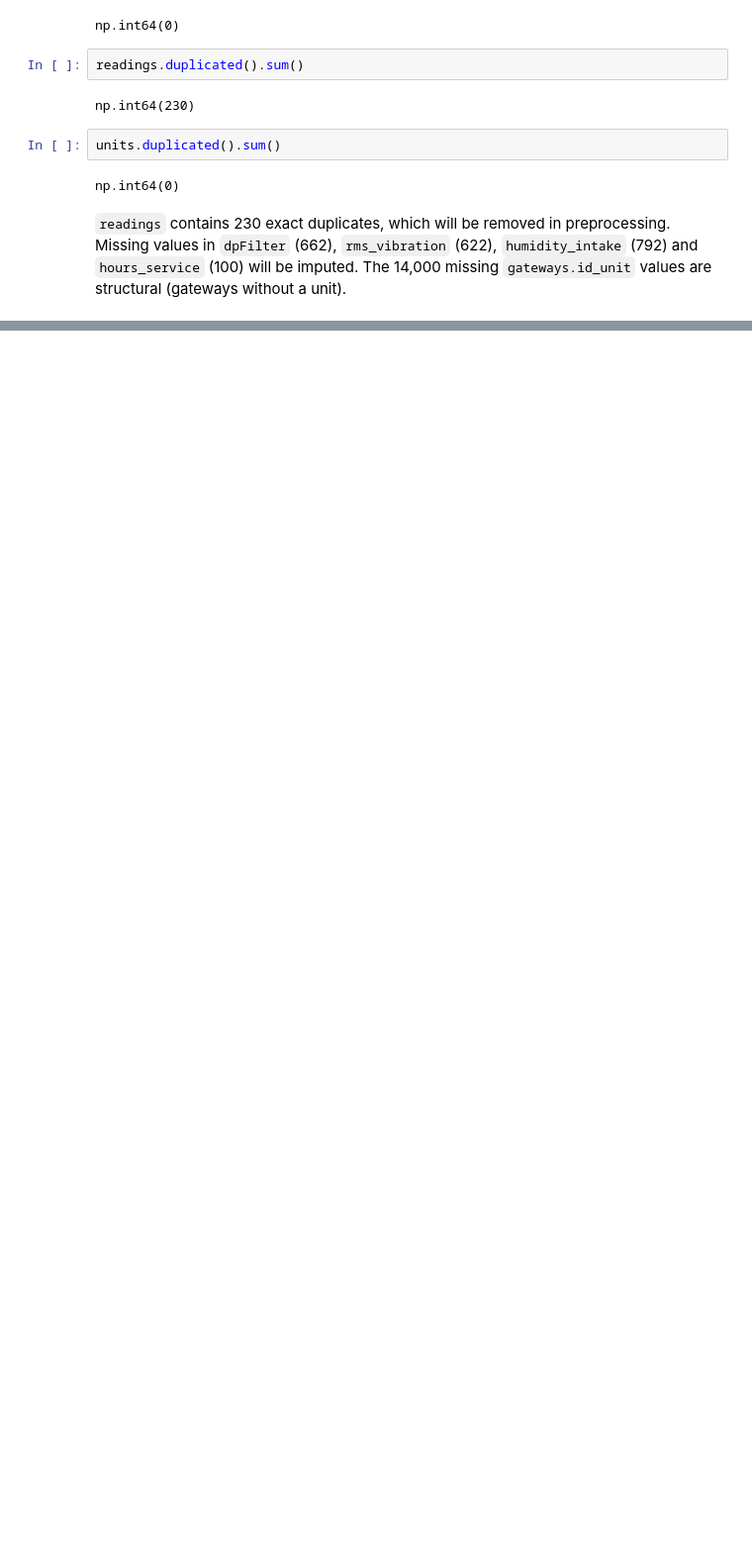
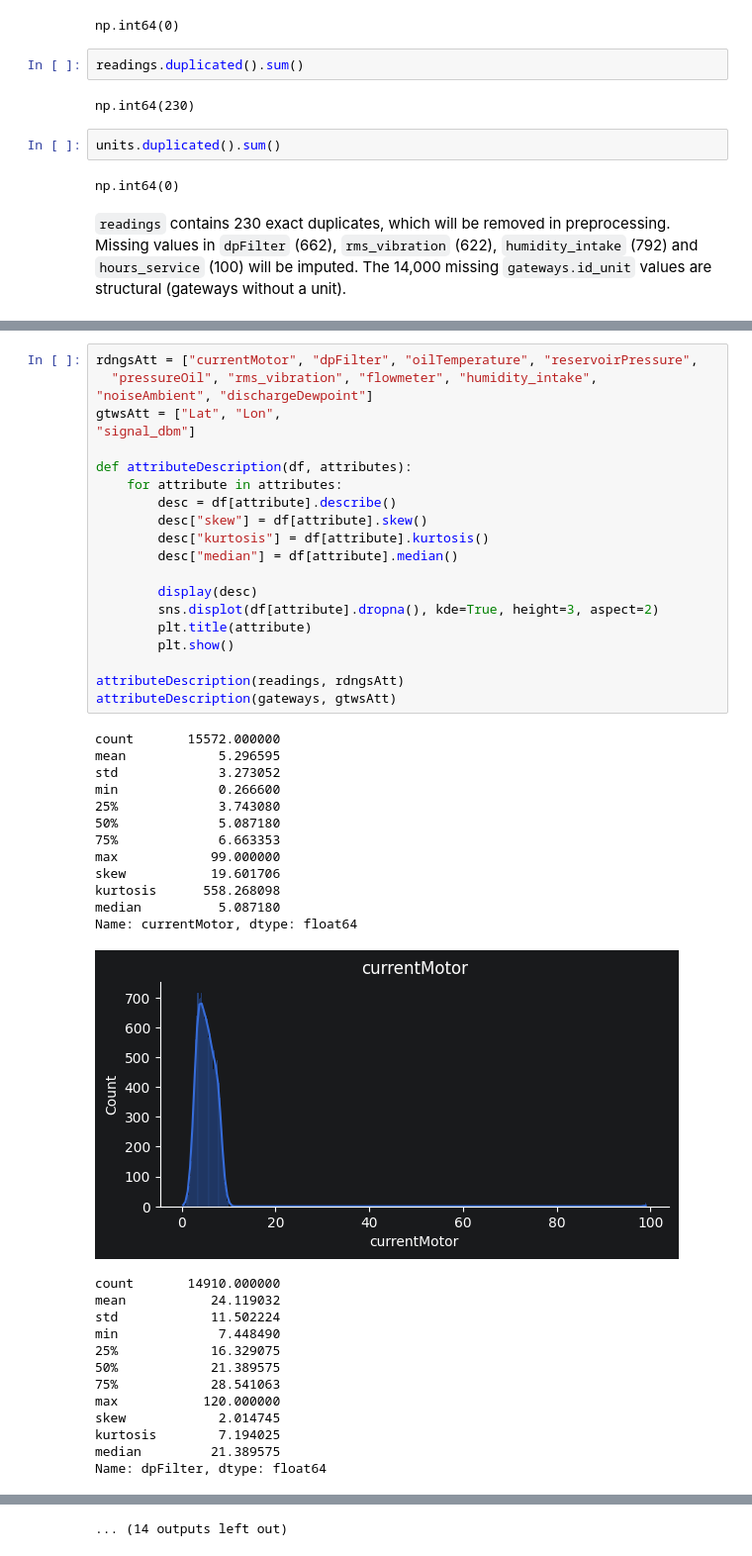
Before and after one commit to yegor-vin/Intelligent-data-analysis--project, a Jupyter notebook: phase-1.ipynb, the cells around one changed output, grey strips where cells are left out. Shown at 99% size. Drawn from its saved outputs; the diff is of its cells as text; blank space fills up the shorter version.

```diff
--- a/phase-1.ipynb
+++ b/phase-1.ipynb
@@ -288,0 +298,46 @@ will be imputed. The 14,000 missing `gateways.id_unit` values are structural (ga
+# %%
+rdngsAtt = ["currentMotor", "dpFilter", "oilTemperature", "reservoirPressure",
+  "pressureOil", "rms_vibration", "flowmeter", "humidity_intake", "noiseAmbient", "dischargeDewpoint"]
+gtwsAtt = ["Lat", "Lon",
+"signal_dbm"]
+
+def attributeDescription(df, attributes):
+    for attribute in attributes:
+        desc = df[attribute].describe()
+        desc["skew"] = df[attribute].skew()
+        desc["kurtosis"] = df[attribute].kurtosis()
+        desc["median"] = df[attribute].median()
+
+        display(desc)
+        sns.displot(df[attribute].dropna(), kde=True, height=3, aspect=2)
+        plt.title(attribute)
+        plt.show()
+
+attributeDescription(readings, rdngsAtt)
+attributeDescription(gateways, gtwsAtt)
+# %% [output]
+count       15572.000000
+mean            5.296595
+std             3.273052
+min             0.266600
+25%             3.743080
+50%             5.087180
+75%             6.663353
+max            99.000000
+skew           19.601706
+kurtosis      558.268098
+median          5.087180
+Name: currentMotor, dtype: float64
+[figure, added]
+count       14910.000000
+mean           24.119032
+std            11.502224
+min             7.448490
+25%            16.329075
+50%            21.389575
+75%            28.541063
+max           120.000000
+skew            2.014745
+kurtosis        7.194025
+median         21.389575
+Name: dpFilter, dtype: float64
@@ -288,0 +397 @@ will be imputed. The 14,000 missing `gateways.id_unit` values are structural (ga
+... (14 outputs left out)
```
Also changed, not shown: parts of 8 cells of this notebook.
